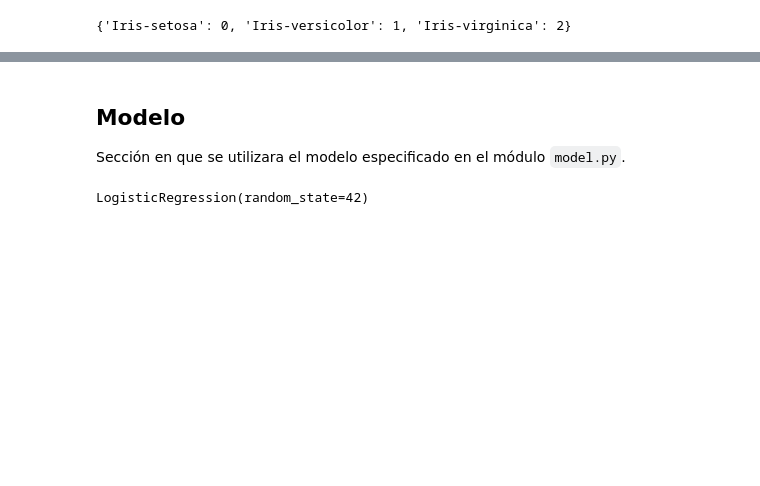
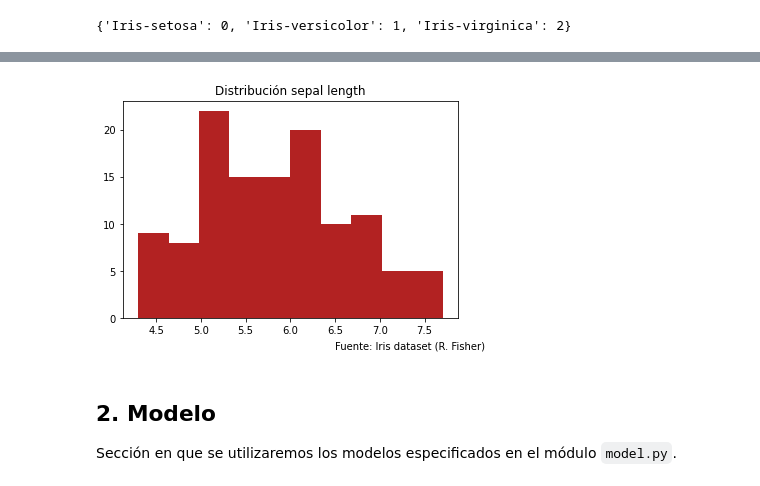
Before and after one commit to RicardoFloresH/data_analysis_utem, a Jupyter notebook: demo/template/template.ipynb, the cells around one changed output, grey strips where cells are left out. Saved outputs shown, nothing was run; the diff lists cells and outputs as text; code cells hidden in the pictures; blank space fills up the shorter version.

```diff
--- a/demo/template/template.ipynb
+++ b/demo/template/template.ipynb
@@ -84,8 +109,10 @@ plt.scatter(X_train['sepal_width'], X_train['sepal_length'], c=y_train);
+# %%
+plt.hist(X_train['sepal_length'], color="firebrick");
+plt.title('Distribución sepal length');
+plt.text(6.5, -3.25, 'Fuente: Iris dataset (R. Fisher)');
+# %% [output]
+[figure, added]
 # %% [markdown]
-## Modelo
+## 2. Modelo
 
-Sección en que se utilizara el modelo especificado en el módulo `model.py`.
+Sección en que se utilizaremos los modelos especificados en el módulo `model.py`.
-# %%
-m.modelo_clasificacion.fit(X_train, y_train.values.ravel())
-# %% [output]
-LogisticRegression(random_state=42)
```
Also changed, not shown: parts of 39 cells of this notebook, 2 other files.
